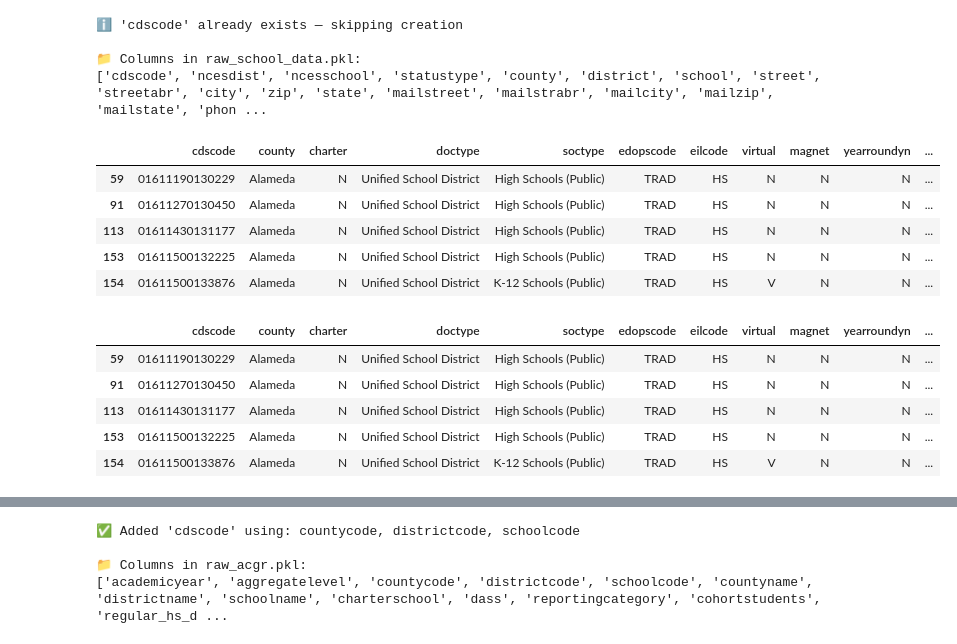
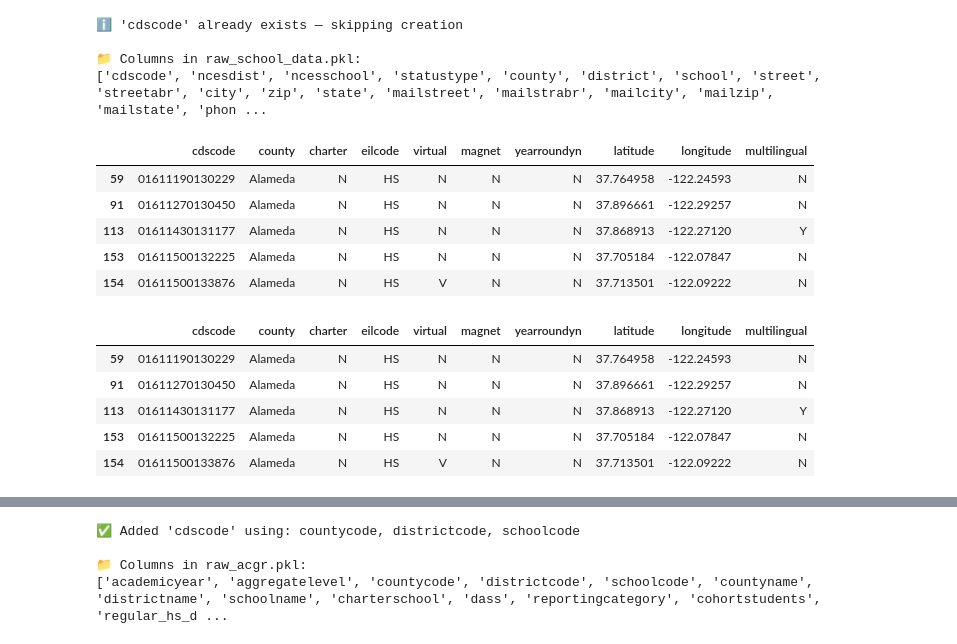
Before and after one commit to junclemente/ads599-capstone_project, a Jupyter notebook: library/01_data_preparation.ipynb, the cells around one changed output, grey strips where cells are left out. Cells and saved outputs as stored; diff of their text form; code cells hidden in the pictures.

```diff
--- a/library/01_data_preparation.ipynb
+++ b/library/01_data_preparation.ipynb
@@ -67,7 +94,9 @@ df_schooldata = rpkl(raw_pickle, "raw_school_data.pkl")
 📁 Columns in raw_school_data.pkl:
 ['cdscode', 'ncesdist', 'ncesschool', 'statustype', 'county', 'district', 'school', 'street', 'streetabr', 'city', 'zip', 'state', 'mailstreet', 'mailstrabr', 'mailcity', 'mailzip', 'mailstate', 'phon ...
 # %%
-cols_schooldata = ['cdscode',
+# columns retained from dataset
+cols_schooldata = [
+ 'cdscode',
 #  'ncesdist',
 #  'ncesschool',
 #  'statustype',
@@ -88,53 +117,53 @@ cols_schooldata = ['cdscode',
 #  'ext',
 #  'faxnumber',
 #  'website',
 #  'opendate',
 #  'closeddate',
  'charter',
 #  'charternum',
 #  'fundingtype',
 #  'doc',
- 'doctype',
+#  'doctype',
 #  'soc',
- 'soctype',
- 'edopscode',
+#  'soctype',
+#  'edopscode',
 #  'edopsname',
  'eilcode',
 #  'eilname',
 #  'gsoffered',
 #  'gsserved',
  'virtual',
  'magnet',
  'yearroundyn',
 #  'federaldfcdistrictid',
  'latitude',
  'longitude',
 #  'admfname',
 #  'admlname',
 #  'lastupdate',
  'multilingual']
 
 
 df_schooldata = df_schooldata[cols_schooldata]
 df_schooldata.head()
 # %% [output]
-|  | cdscode | county | charter | doctype | soctype | edopscode | eilcode | virtual | magnet | yearroundyn | ... |
-| 59 | 01611190130229 | Alameda | N | Unified School District | High Schools (Public) | TRAD | HS | N | N | N | ... |
-| 91 | 01611270130450 | Alameda | N | Unified School District | High Schools (Public) | TRAD | HS | N | N | N | ... |
-| 113 | 01611430131177 | Alameda | N | Unified School District | High Schools (Public) | TRAD | HS | N | N | N | ... |
-| 153 | 01611500132225 | Alameda | N | Unified School District | High Schools (Public) | TRAD | HS | N | N | N | ... |
-| 154 | 01611500133876 | Alameda | N | Unified School District | K-12 Schools (Public) | TRAD | HS | V | N | N | ... |
+|  | cdscode | county | charter | eilcode | virtual | magnet | yearroundyn | latitude | longitude | multilingual |
+| 59 | 01611190130229 | Alameda | N | HS | N | N | N | 37.764958 | -122.24593 | N |
+| 91 | 01611270130450 | Alameda | N | HS | N | N | N | 37.896661 | -122.29257 | N |
+| 113 | 01611430131177 | Alameda | N | HS | N | N | N | 37.868913 | -122.27120 | Y |
+| 153 | 01611500132225 | Alameda | N | HS | N | N | N | 37.705184 | -122.07847 | N |
+| 154 | 01611500133876 | Alameda | N | HS | V | N | N | 37.713501 | -122.09222 | N |
 # %%
 # check if list has uniuqe cdscode
 df_schooldata["cdscode"].is_unique
 df_schooldata.head()
 # %% [output]
-|  | cdscode | county | charter | doctype | soctype | edopscode | eilcode | virtual | magnet | yearroundyn | ... |
-| 59 | 01611190130229 | Alameda | N | Unified School District | High Schools (Public) | TRAD | HS | N | N | N | ... |
-| 91 | 01611270130450 | Alameda | N | Unified School District | High Schools (Public) | TRAD | HS | N | N | N | ... |
-| 113 | 01611430131177 | Alameda | N | Unified School District | High Schools (Public) | TRAD | HS | N | N | N | ... |
-| 153 | 01611500132225 | Alameda | N | Unified School District | High Schools (Public) | TRAD | HS | N | N | N | ... |
-| 154 | 01611500133876 | Alameda | N | Unified School District | K-12 Schools (Public) | TRAD | HS | V | N | N | ... |
+|  | cdscode | county | charter | eilcode | virtual | magnet | yearroundyn | latitude | longitude | multilingual |
+| 59 | 01611190130229 | Alameda | N | HS | N | N | N | 37.764958 | -122.24593 | N |
+| 91 | 01611270130450 | Alameda | N | HS | N | N | N | 37.896661 | -122.29257 | N |
+| 113 | 01611430131177 | Alameda | N | HS | N | N | N | 37.868913 | -122.27120 | Y |
+| 153 | 01611500132225 | Alameda | N | HS | N | N | N | 37.705184 | -122.07847 | N |
+| 154 | 01611500133876 | Alameda | N | HS | V | N | N | 37.713501 | -122.09222 | N |
 # %% [markdown]
 # California: Department of Education
 
```
Also changed, not shown: parts of 41 cells of this notebook, 3 other files.
